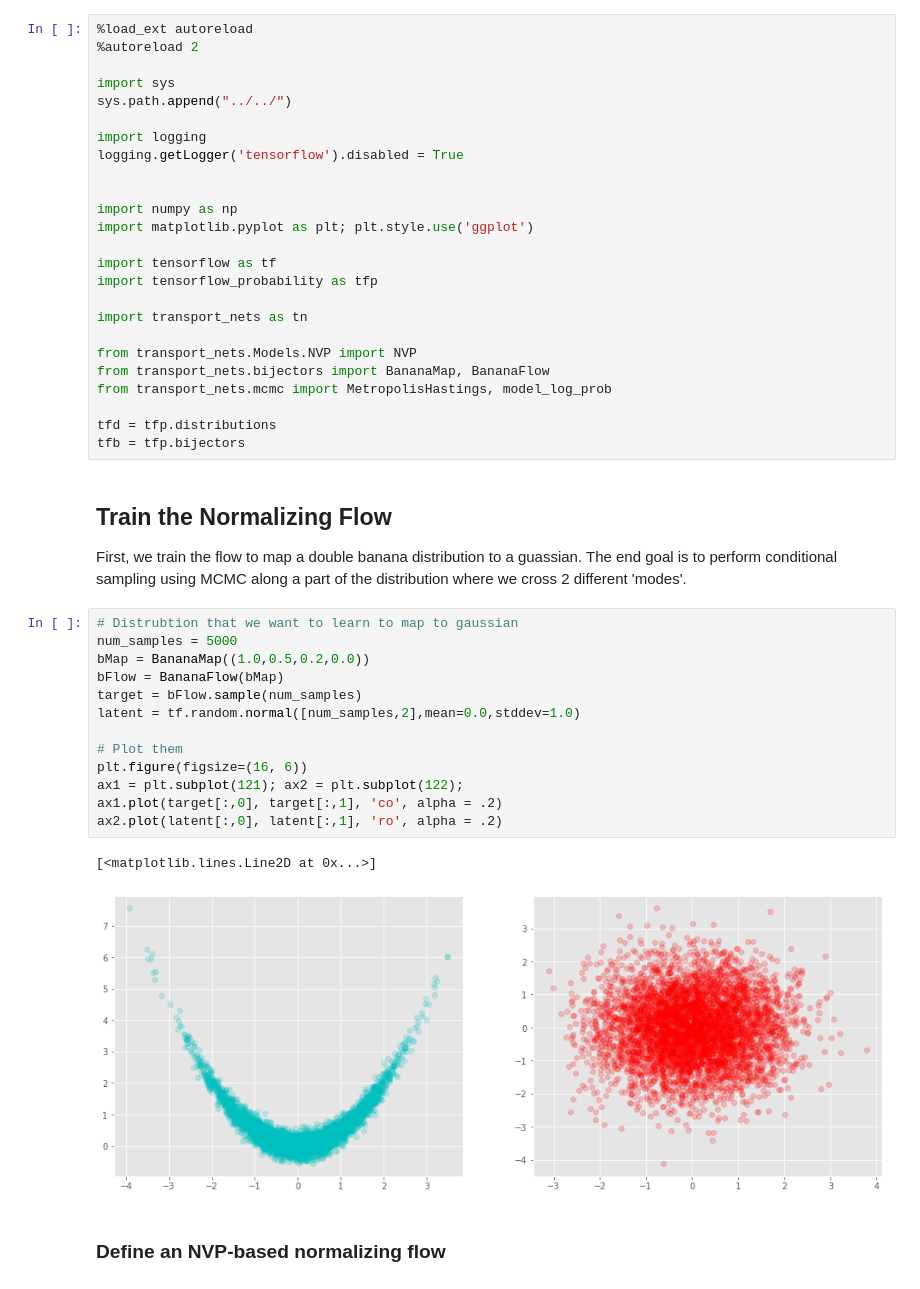
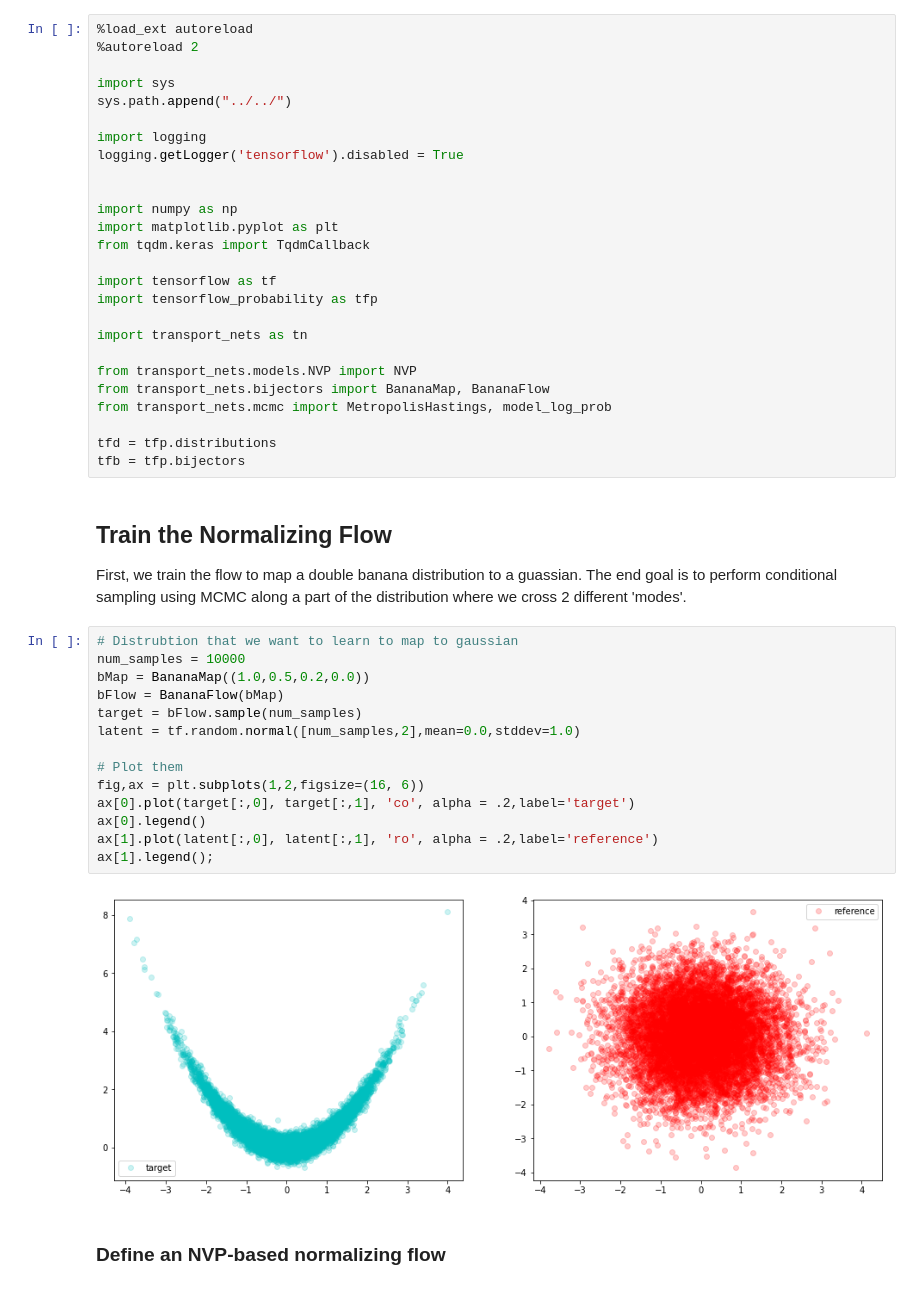
Before and after one commit to CaseyLeeDowdle/TransportNets, a Jupyter notebook: examples/banana/MH-MCMC.ipynb, the cells around one changed output. Saved outputs shown, nothing was run; the diff lists cells and outputs as text.

```diff
--- a/examples/banana/MH-MCMC.ipynb
+++ b/examples/banana/MH-MCMC.ipynb
@@ -10,14 +10,15 @@ logging.getLogger('tensorflow').disabled = True
 
 
 import numpy as np
-import matplotlib.pyplot as plt; plt.style.use('ggplot')
+import matplotlib.pyplot as plt
+from tqdm.keras import TqdmCallback
 
 import tensorflow as tf
 import tensorflow_probability as tfp
 
 import transport_nets as tn
 
-from transport_nets.Models.NVP import NVP
+from transport_nets.models.NVP import NVP
 from transport_nets.bijectors import BananaMap, BananaFlow
 from transport_nets.mcmc import MetropolisHastings, model_log_prob
 
@@ -28,20 +29,20 @@ tfb = tfp.bijectors
 First, we train the flow to map a double banana distribution to a guassian. The end goal is to perform conditional sampling using MCMC along a part of the distribution where we cross 2 different 'modes'.
 # %%
 # Distrubtion that we want to learn to map to gaussian
-num_samples = 5000
+num_samples = 10000
 bMap = BananaMap((1.0,0.5,0.2,0.0))
 bFlow = BananaFlow(bMap)
 target = bFlow.sample(num_samples)
 latent = tf.random.normal([num_samples,2],mean=0.0,stddev=1.0)
 
 # Plot them
-plt.figure(figsize=(16, 6))
-ax1 = plt.subplot(121); ax2 = plt.subplot(122);
-ax1.plot(target[:,0], target[:,1], 'co', alpha = .2)
-ax2.plot(latent[:,0], latent[:,1], 'ro', alpha = .2)
+fig,ax = plt.subplots(1,2,figsize=(16, 6))
+ax[0].plot(target[:,0], target[:,1], 'co', alpha = .2,label='target')
+ax[0].legend()
+ax[1].plot(latent[:,0], latent[:,1], 'ro', alpha = .2,label='reference')
+ax[1].legend();
 # %% [output]
-[<matplotlib.lines.Line2D at 0x...>]
-[figure, old version]
+[figure, new version]
 # %% [markdown]
 ### Define an NVP-based normalizing flow
 # %%
```
Also changed, not shown: parts of 8 cells of this notebook, 7 other files.
